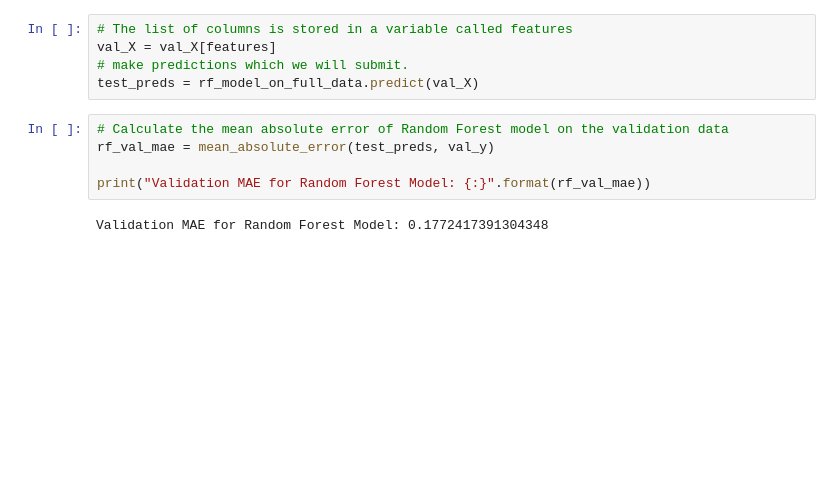
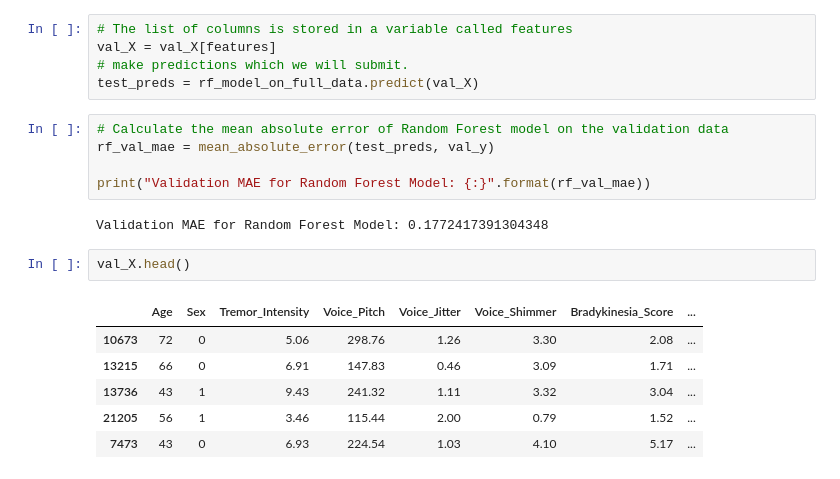
Before and after one commit to mkdinindu/ML_Course_Work, a Jupyter notebook: JupyterProject/ml-cw-second-trail.ipynb, the cells around one changed output. Saved outputs shown, nothing was run; the diff lists cells and outputs as text; blank space fills up the shorter version.

```diff
--- a/JupyterProject/ml-cw-second-trail.ipynb
+++ b/JupyterProject/ml-cw-second-trail.ipynb
@@ -244,3 +244,12 @@ rf_val_mae = mean_absolute_error(test_preds, val_y)
 print("Validation MAE for Random Forest Model: {:}".format(rf_val_mae))
 # %% [output]
 Validation MAE for Random Forest Model: 0.1772417391304348
+# %%
+val_X.head()
+# %% [output]
+|  | Age | Sex | Tremor_Intensity | Voice_Pitch | Voice_Jitter | Voice_Shimmer | Bradykinesia_Score | ... |
+| 10673 | 72 | 0 | 5.06 | 298.76 | 1.26 | 3.30 | 2.08 | ... |
+| 13215 | 66 | 0 | 6.91 | 147.83 | 0.46 | 3.09 | 1.71 | ... |
+| 13736 | 43 | 1 | 9.43 | 241.32 | 1.11 | 3.32 | 3.04 | ... |
+| 21205 | 56 | 1 | 3.46 | 115.44 | 2.00 | 0.79 | 1.52 | ... |
+| 7473 | 43 | 0 | 6.93 | 224.54 | 1.03 | 4.10 | 5.17 | ... |
```
Also changed, not shown: parts of 4 cells of this notebook, 2 other files.
